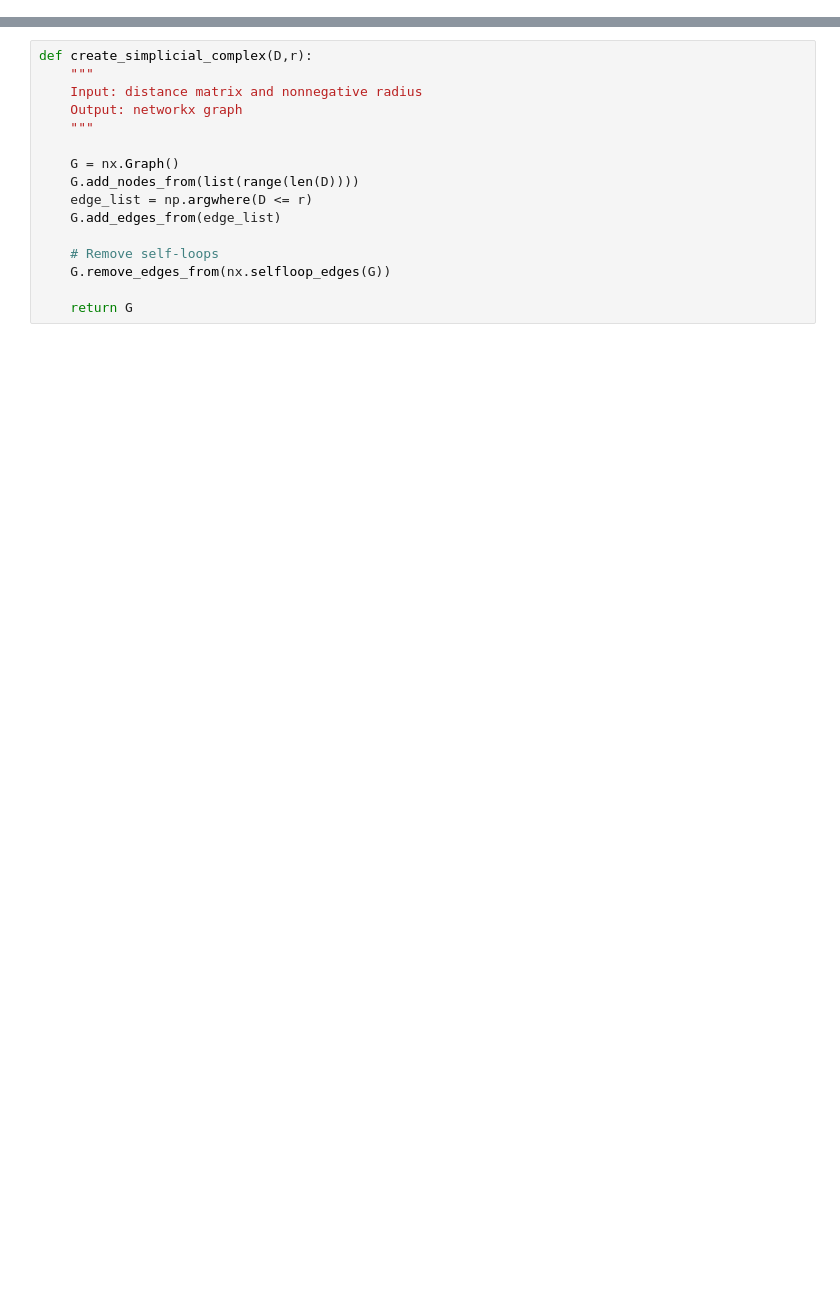
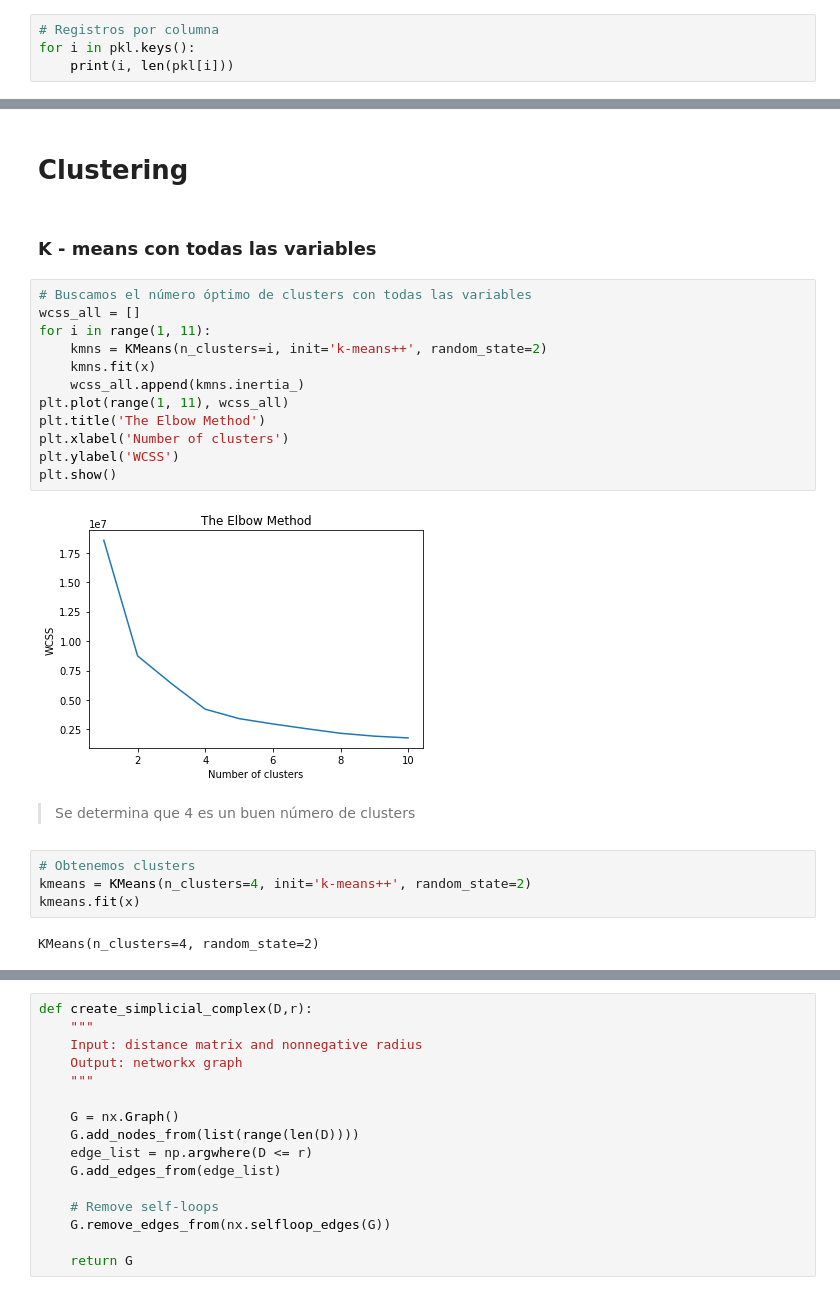
Before and after one commit to WizenPainter/reto-ma2007b, a Jupyter notebook: noaa_ai_workshop/IntroNotebooks/05-Challenge.ipynb, the cells around one changed output, grey strips where cells are left out. Saved outputs shown, nothing was run; the diff lists cells and outputs as text; blank space fills up the shorter version.

```diff
--- a/noaa_ai_workshop/IntroNotebooks/05-Challenge.ipynb
+++ b/noaa_ai_workshop/IntroNotebooks/05-Challenge.ipynb
@@ -193,0 +40,4 @@ plt.show()
+# %%
+# Registros por columna
+for i in pkl.keys():
+    print(i, len(pkl[i]))
@@ -193,0 +154,26 @@ plt.show()
+# %% [markdown]
+# Clustering
+# %% [markdown]
+### K - means con todas las variables
+# %%
+# Buscamos el número óptimo de clusters con todas las variables
+wcss_all = []
+for i in range(1, 11):
+    kmns = KMeans(n_clusters=i, init='k-means++', random_state=2)
+    kmns.fit(x)
+    wcss_all.append(kmns.inertia_)
+plt.plot(range(1, 11), wcss_all)
+plt.title('The Elbow Method')
+plt.xlabel('Number of clusters')
+plt.ylabel('WCSS')
+plt.show()
+# %% [output]
+[figure, added]
+# %% [markdown]
+> Se determina que 4 es un buen número de clusters
+# %%
+# Obtenemos clusters
+kmeans = KMeans(n_clusters=4, init='k-means++', random_state=2)
+kmeans.fit(x)
+# %% [output]
+KMeans(n_clusters=4, random_state=2)
```
Also changed, not shown: parts of 80 cells of this notebook.
